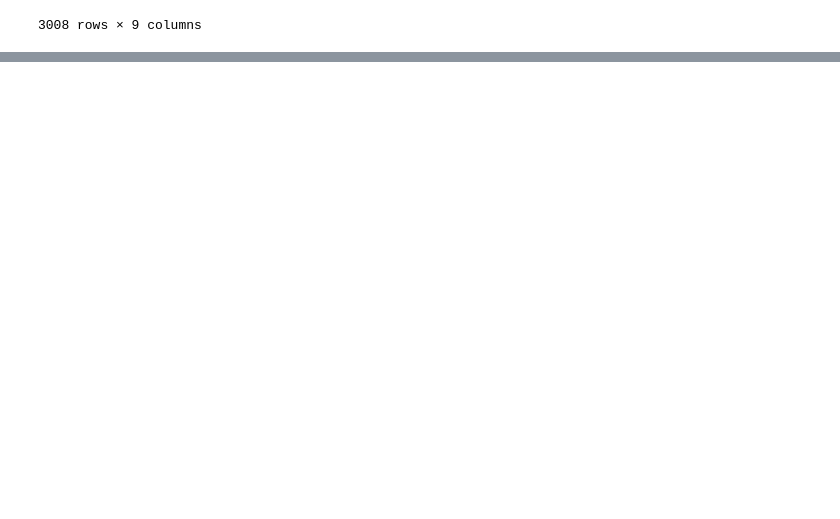
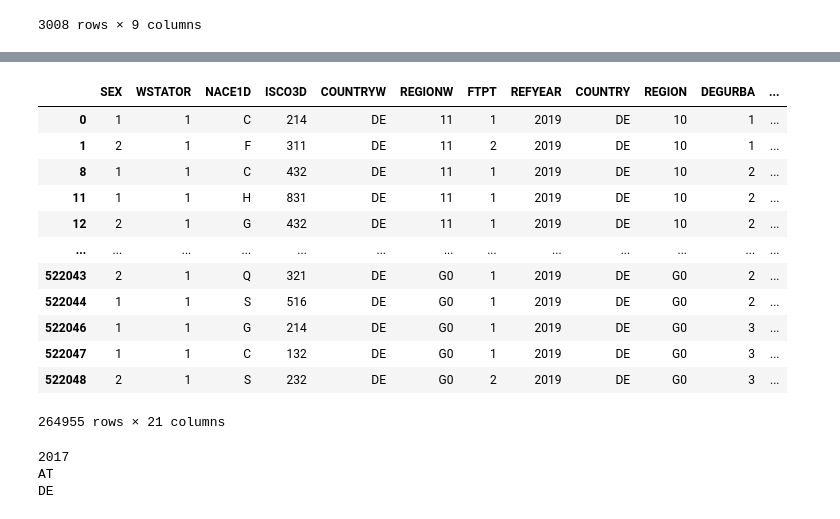
Before and after one commit to derpyninja/re4gt, a Jupyter notebook: notebooks/new/00-fz-debugging-for-code-refactoring.ipynb, the cells around one changed output, grey strips where cells are left out. Saved outputs shown, nothing was run; the diff lists cells and outputs as text; code cells hidden in the pictures; blank space fills up the shorter version.

```diff
--- a/notebooks/new/00-fz-debugging-for-code-refactoring.ipynb
+++ b/notebooks/new/00-fz-debugging-for-code-refactoring.ipynb
@@ -196,0 +199,3 @@ esco.calc_gbn_shares_skill_based(skills_metadata=smd)
+# %%
+config = utils.load_config(os.path.join(useful_paths.config_dir, "eu_lfs_config.yml"))
+config
@@ -196,0 +220,26 @@ esco.calc_gbn_shares_skill_based(skills_metadata=smd)
+# %%
+from src.data.lfs import EuLfs
+
+lfs = EuLfs(config=config)
+# %%
+lfs.read_filtered_file("DE", "2019", return_filtering_stats=False)
+# %% [output]
+|  | SEX | WSTATOR | NACE1D | ISCO3D | COUNTRYW | REGIONW | FTPT | REFYEAR | COUNTRY | REGION | DEGURBA | ... |
+| 0 | 1 | 1 | C | 214 | DE | 11 | 1 | 2019 | DE | 10 | 1 | ... |
+| 1 | 2 | 1 | F | 311 | DE | 11 | 2 | 2019 | DE | 10 | 1 | ... |
+| 8 | 1 | 1 | C | 432 | DE | 11 | 1 | 2019 | DE | 10 | 2 | ... |
+| 11 | 1 | 1 | H | 831 | DE | 11 | 1 | 2019 | DE | 10 | 2 | ... |
+| 12 | 2 | 1 | G | 432 | DE | 11 | 1 | 2019 | DE | 10 | 2 | ... |
+| ... | ... | ... | ... | ... | ... | ... | ... | ... | ... | ... | ... | ... |
+| 522043 | 2 | 1 | Q | 321 | DE | G0 | 1 | 2019 | DE | G0 | 2 | ... |
+| 522044 | 1 | 1 | S | 516 | DE | G0 | 1 | 2019 | DE | G0 | 2 | ... |
+| 522046 | 1 | 1 | G | 214 | DE | G0 | 1 | 2019 | DE | G0 | 3 | ... |
+| 522047 | 1 | 1 | C | 132 | DE | G0 | 1 | 2019 | DE | G0 | 3 | ... |
+| 522048 | 2 | 1 | S | 232 | DE | G0 | 2 | 2019 | DE | G0 | 3 | ... |
+264955 rows × 21 columns
+# %%
+lfs.preprocess_files(years=["2017"], countries=["AT", "DE"], save_file=True)
+# %% [output]
+2017
+AT
+DE
```
Also changed, not shown: parts of 7 cells of this notebook, 19 other files.
